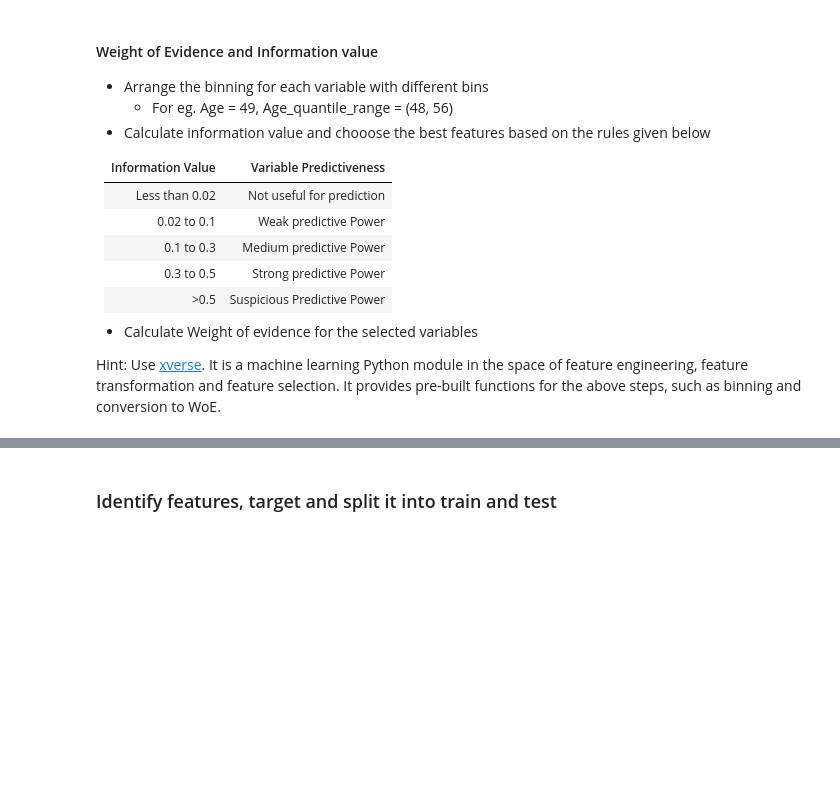
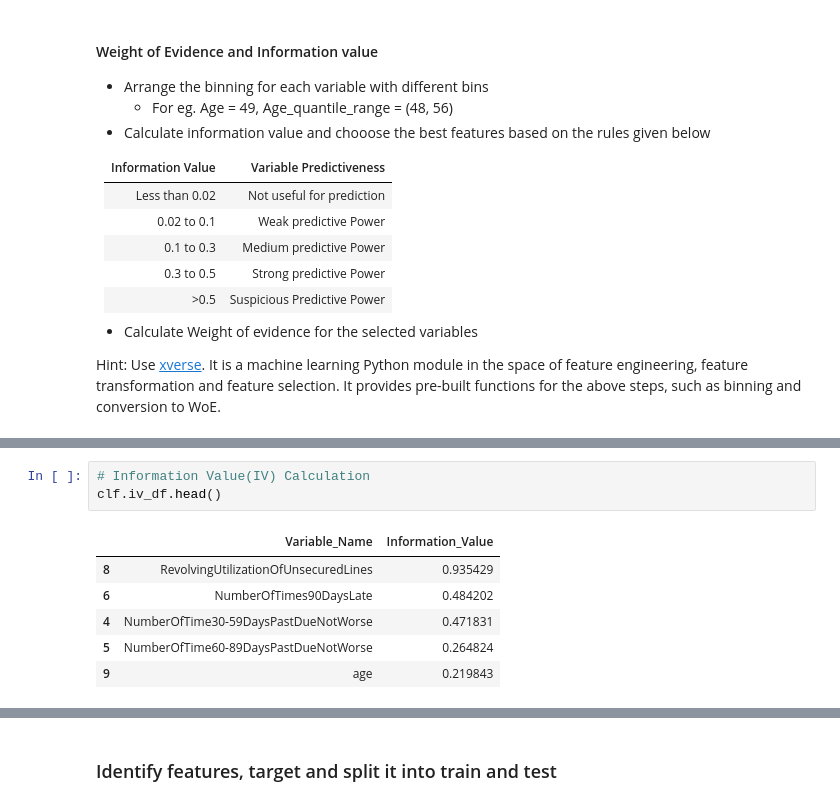
Before and after one commit to madhavamk/computational-data-science, a Jupyter notebook: MiniProjects/M3_NB_MiniProject_2_Credit_risk_modelling_Logistic_Regression.ipynb, the cells around one changed output, grey strips where cells are left out. Drawn from its saved outputs; the diff is of its cells as text; blank space fills up the shorter version.

```diff
--- a/MiniProjects/M3_NB_MiniProject_2_Credit_risk_modelling_Logistic_Regression.ipynb
+++ b/MiniProjects/M3_NB_MiniProject_2_Credit_risk_modelling_Logistic_Regression.ipynb
@@ -322,0 +342,10 @@ output_bins = clf.bins
+# %%
+# Information Value(IV) Calculation
+clf.iv_df.head()
+# %% [output]
+|  | Variable_Name | Information_Value |
+| 8 | RevolvingUtilizationOfUnsecuredLines | 0.935429 |
+| 6 | NumberOfTimes90DaysLate | 0.484202 |
+| 4 | NumberOfTime30-59DaysPastDueNotWorse | 0.471831 |
+| 5 | NumberOfTime60-89DaysPastDueNotWorse | 0.264824 |
+| 9 | age | 0.219843 |
```
Also changed, not shown: parts of 24 cells of this notebook.
